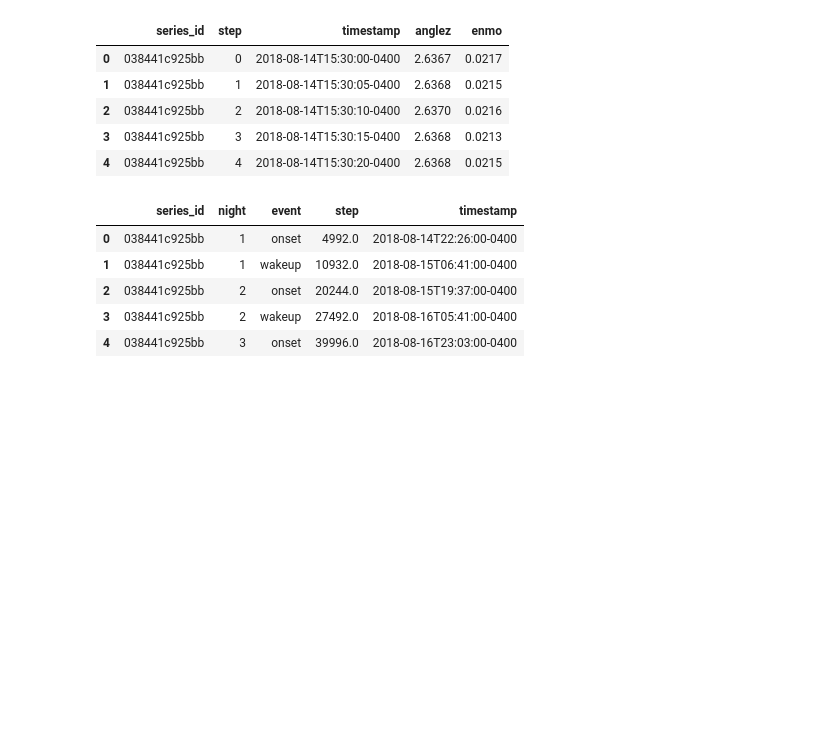
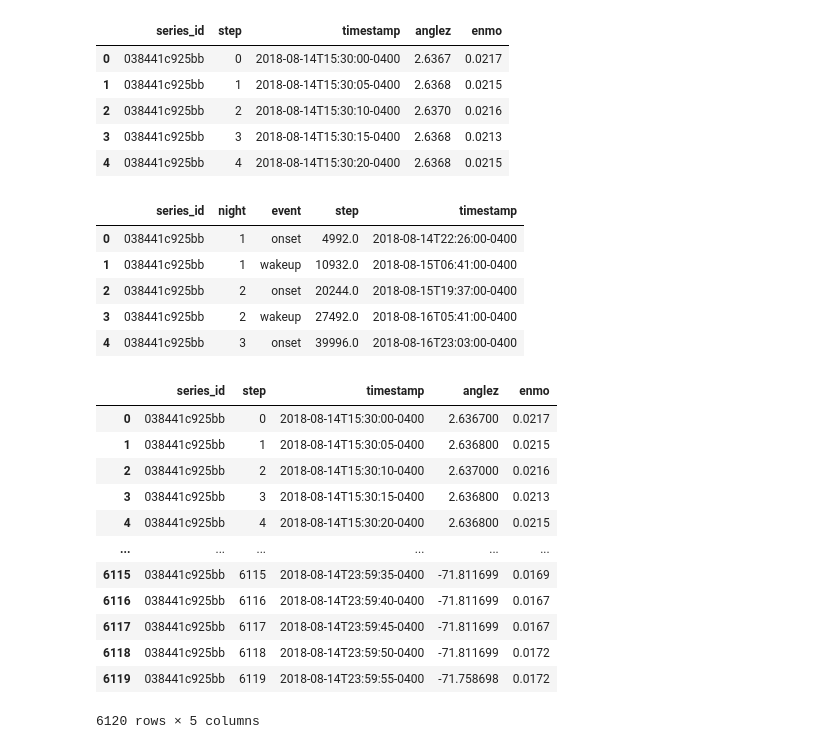
Before and after one commit to jcolon030/KaggleSleep, a Jupyter notebook: KaggleSleep.ipynb, the cells around one changed output. Cells and saved outputs as stored; diff of their text form; code cells hidden in the pictures; blank space fills up the shorter version.

```diff
--- a/KaggleSleep.ipynb
+++ b/KaggleSleep.ipynb
@@ -34 +41,17 @@ p1 = train_series[train_series.series_id == "038441c925bb"]
+# %%
+p1_info
+# %% [output]
+|  | series_id | step | timestamp | anglez | enmo |
+| 0 | 038441c925bb | 0 | 2018-08-14T15:30:00-0400 | 2.636700 | 0.0217 |
+| 1 | 038441c925bb | 1 | 2018-08-14T15:30:05-0400 | 2.636800 | 0.0215 |
+| 2 | 038441c925bb | 2 | 2018-08-14T15:30:10-0400 | 2.637000 | 0.0216 |
+| 3 | 038441c925bb | 3 | 2018-08-14T15:30:15-0400 | 2.636800 | 0.0213 |
+| 4 | 038441c925bb | 4 | 2018-08-14T15:30:20-0400 | 2.636800 | 0.0215 |
+| ... | ... | ... | ... | ... | ... |
+| 6115 | 038441c925bb | 6115 | 2018-08-14T23:59:35-0400 | -71.811699 | 0.0169 |
+| 6116 | 038441c925bb | 6116 | 2018-08-14T23:59:40-0400 | -71.811699 | 0.0167 |
+| 6117 | 038441c925bb | 6117 | 2018-08-14T23:59:45-0400 | -71.811699 | 0.0167 |
+| 6118 | 038441c925bb | 6118 | 2018-08-14T23:59:50-0400 | -71.811699 | 0.0172 |
+| 6119 | 038441c925bb | 6119 | 2018-08-14T23:59:55-0400 | -71.758698 | 0.0172 |
+6120 rows × 5 columns
 # %%
```
Also changed, not shown: parts of 4 cells of this notebook.
